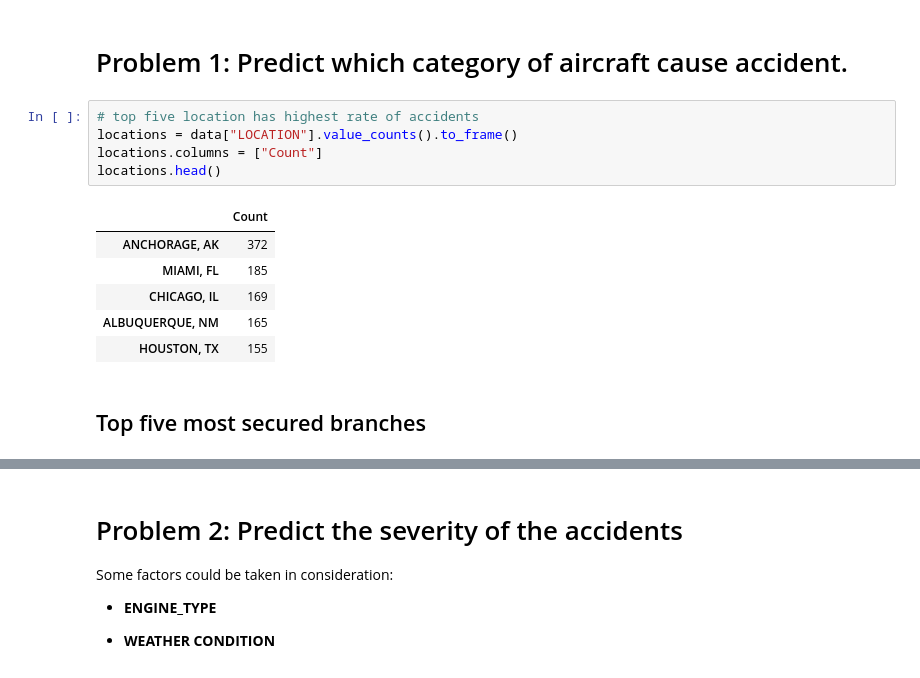
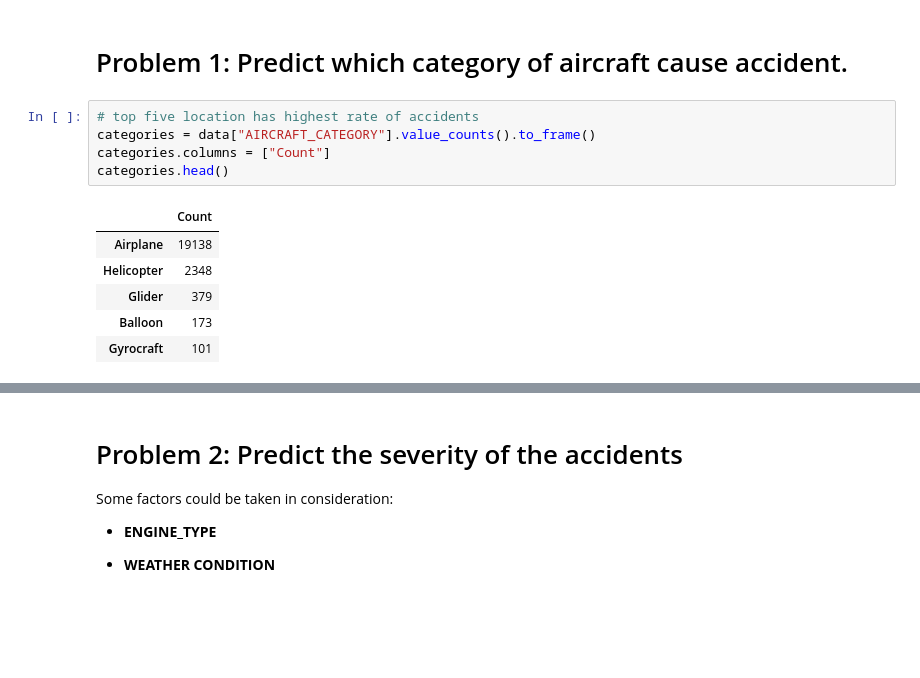
Before and after one commit to saobangmath/CZ1015---Miniproject, a Jupyter notebook: Miniproject.ipynb, the cells around one changed output, grey strips where cells are left out. Drawn from its saved outputs; the diff is of its cells as text; blank space fills up the shorter version.

```diff
--- a/Miniproject.ipynb
+++ b/Miniproject.ipynb
@@ -300,15 +324,13 @@ Data must have variance to compute a kernel density estimate.
 # Problem 1: Predict which category of aircraft cause accident.
 # %%
 # top five location has highest rate of accidents
-locations = data["LOCATION"].value_counts().to_frame()
-locations.columns = ["Count"]
-locations.head()
+categories = data["AIRCRAFT_CATEGORY"].value_counts().to_frame()
+categories.columns = ["Count"]
+categories.head()
 # %% [output]
 |  | Count |
-| ANCHORAGE, AK | 372 |
-| MIAMI, FL | 185 |
-| CHICAGO, IL | 169 |
-| ALBUQUERQUE, NM | 165 |
-| HOUSTON, TX | 155 |
+| Airplane | 19138 |
+| Helicopter | 2348 |
+| Glider | 379 |
+| Balloon | 173 |
+| Gyrocraft | 101 |
-# %% [markdown]
-## Top five most secured branches
```
Also changed, not shown: parts of 10 cells of this notebook.
